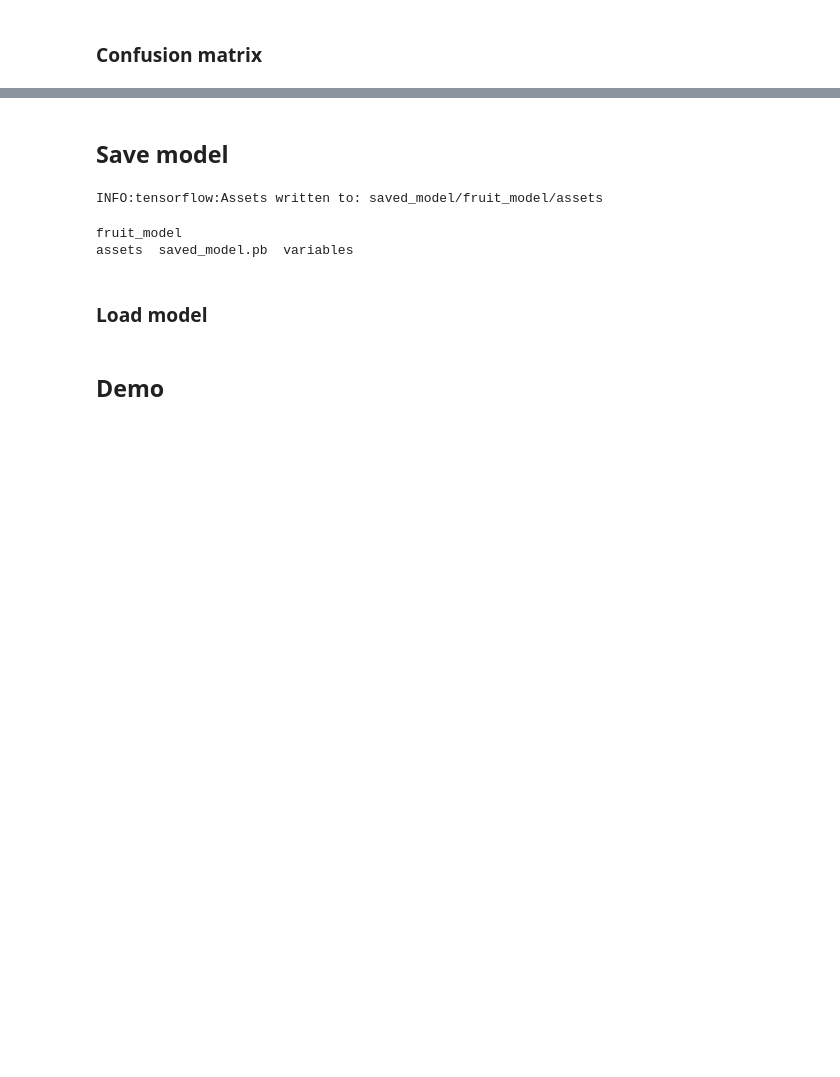
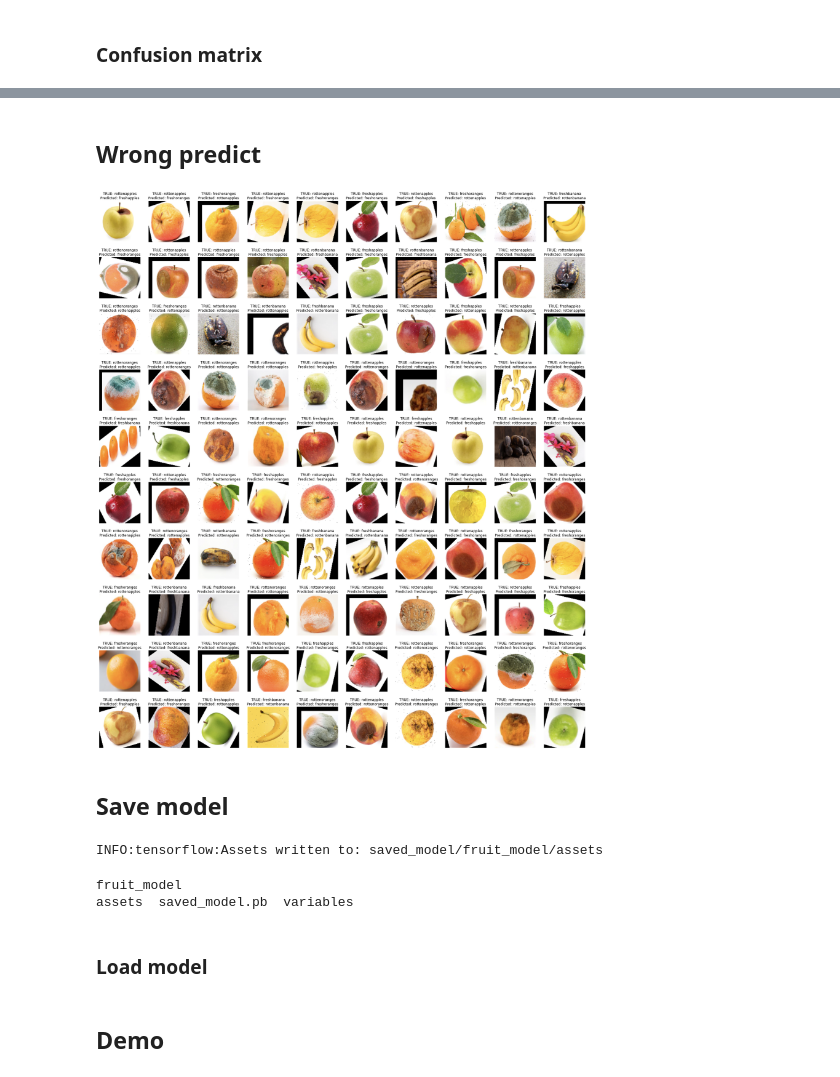
Before and after one commit to huyg1108/fruit-fresh-rotten, a Jupyter notebook: fruit_classification.ipynb, the cells around one changed output, grey strips where cells are left out. Saved outputs shown, nothing was run; the diff lists cells and outputs as text; code cells hidden in the pictures; blank space fills up the shorter version.

```diff
--- a/fruit_classification.ipynb
+++ b/fruit_classification.ipynb
@@ -351,3 +363,18 @@ plt.show()
+# %% [markdown]
+## Wrong predict
+# %%
+wrong_predict = np.where(y_pred_test != np.squeeze(y_test))[0] # find where y_pred_test different from y_test
+fig, axs = plt.subplots(10,10, figsize=(30,35))
+for i in range(10):
+  for j in range(10):
+    target = np.random.choice(wrong_predict) # random 1 index in wrong_predict
+    axs[i][j].grid('off')
+    axs[i][j].axis('off')
+    axs[i][j].imshow(x_test[target])
+    name = 'TRUE: {}\nPredicted: {}'.format(classes[y_test[target]], classes[y_pred_test[target]])
+    axs[i][j].set_title(name)
+# %% [output]
+[figure, added]
 # %% [markdown]
 ## Save model
 # %%
```
Also changed, not shown: parts of 9 cells of this notebook.
